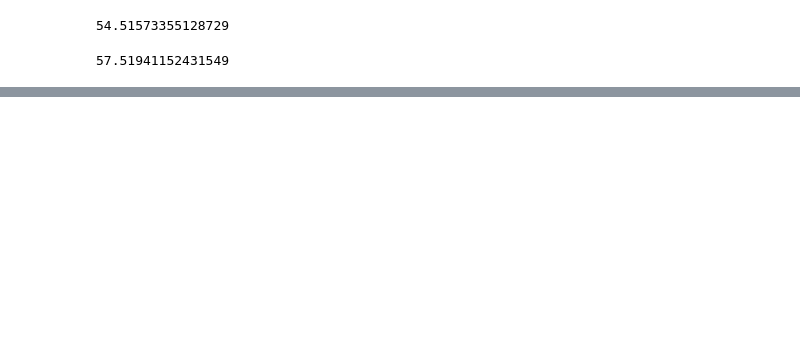
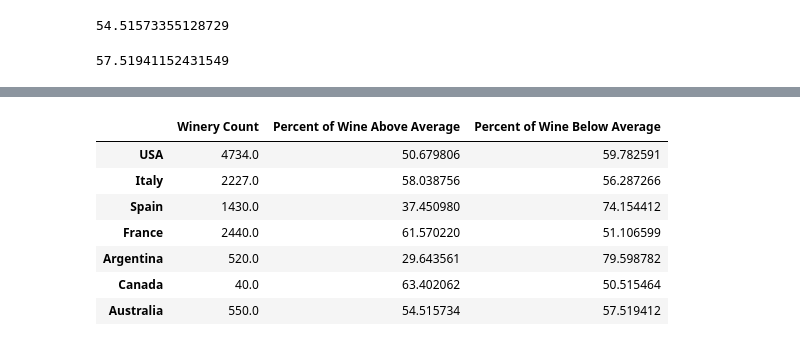
Before and after one commit to cjbeimfohr13/exploratory-data-analysis-wine, a Jupyter notebook: exploratory analysis wine.ipynb, the cells around one changed output, grey strips where cells are left out. Drawn from its saved outputs; the diff is of its cells as text; code cells hidden in the pictures; blank space fills up the shorter version.

```diff
--- a/exploratory analysis wine.ipynb
+++ b/exploratory analysis wine.ipynb
@@ -247,4 +345,6 @@ plt.savefig("Images/piechart_argentina.png")
 # %%
 #problem with canada doesnt makes sense the point breakdown
 canada_country_count=clean_wine_data.loc[(clean_wine_data["country"]=="Canada")]
-point_breakdown_canada=canada_country_count["points"].value_counts().tolist()
+point_breakdown_canada=canada_country_count["winery"].value_counts()
+wineries_canada=len(point_breakdown_canada)
+wineries_canada
@@ -251,3 +353,5 @@ point_breakdown_canada=canada_country_count["points"].value_counts().tolist()
 # %%
 australia_country_count=clean_wine_data.loc[(clean_wine_data["country"]=="Australia")]
-point_breakdown_australia=australia_country_count["points"].value_counts().tolist()
+point_breakdown_australia=australia_country_count["winery"].value_counts()
+wineries_australia=len(point_breakdown_australia)
+wineries_australia
@@ -327,8 +446,10 @@ australia_percent_below
 # %% [output]
 57.51941152431549
 # %%
-#creating a dataframe to compare percentages
-data=({"USA": [[usa_percent,usa_percent_below]],"Italy": [[italy_percent,italy_percent_below]],"Spain": [[spain_percent,spain_percent_below]],"France": [[france_percent,france_percent_below]],"Argentina": [[argentina_percent,argentina_percent_below]],"Canada": [[canada_percent,canada_percent_below]],"Australia": [[australia_percent,australia_percent_below]]})
-
-percentage_df= pd.Dataframe(data)
-percentage_df
+usa=[wineries_usa,usa_percent,usa_percent_below]
+italy=[wineries_italy,italy_percent,italy_percent_below]
+spain=[wineries_spain,spain_percent, spain_percent_below]
+france=[wineries_france,france_percent, france_percent_below]
+argentina=[wineries_argentina, argentina_percent, argentina_percent_below]
+canada=[wineries_canada, canada_percent, canada_percent_below]
+australia=[wineries_australia, australia_percent, australia_percent_below]
@@ -336,0 +456,3 @@ AttributeError: module 'pandas' has no attribute 'Dataframe'
+# %%
+winery_array=np.array([usa, italy,spain,france,argentina,canada,australia])
+winery_array
@@ -336,0 +467,14 @@ AttributeError: module 'pandas' has no attribute 'Dataframe'
+# %%
+#creating a dataframe to compare percentages
+percentage_df = pd.DataFrame(winery_array, columns = ['Winery Count','Percent of Wine Above Average','Percent of Wine Below Average'], index = ['USA', 'Italy','Spain','France','Argentina','Canada','Australia'])
+
+percentage_df
+# %% [output]
+|  | Winery Count | Percent of Wine Above Average | Percent of Wine Below Average |
+| USA | 4734.0 | 50.679806 | 59.782591 |
+| Italy | 2227.0 | 58.038756 | 56.287266 |
+| Spain | 1430.0 | 37.450980 | 74.154412 |
+| France | 2440.0 | 61.570220 | 51.106599 |
+| Argentina | 520.0 | 29.643561 | 79.598782 |
+| Canada | 40.0 | 63.402062 | 50.515464 |
+| Australia | 550.0 | 54.515734 | 57.519412 |
```
Also changed, not shown: parts of 30 cells of this notebook, 7 other files.
